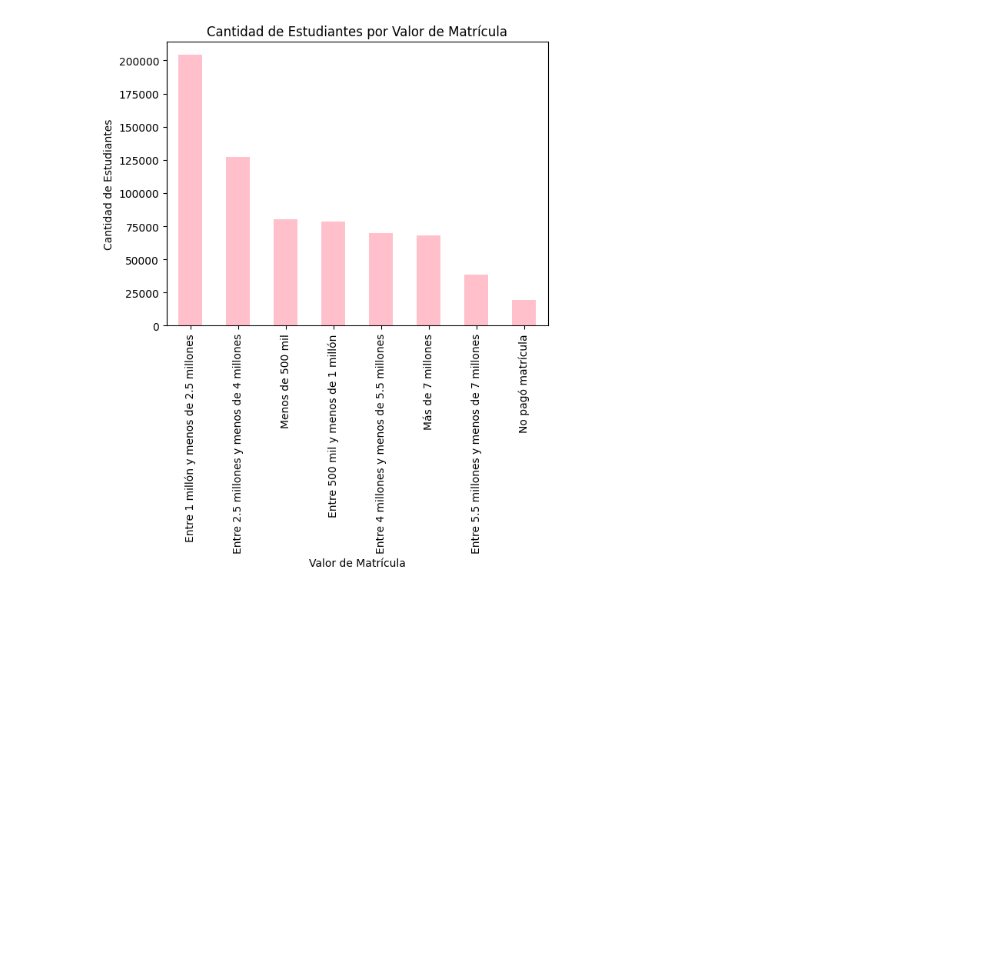
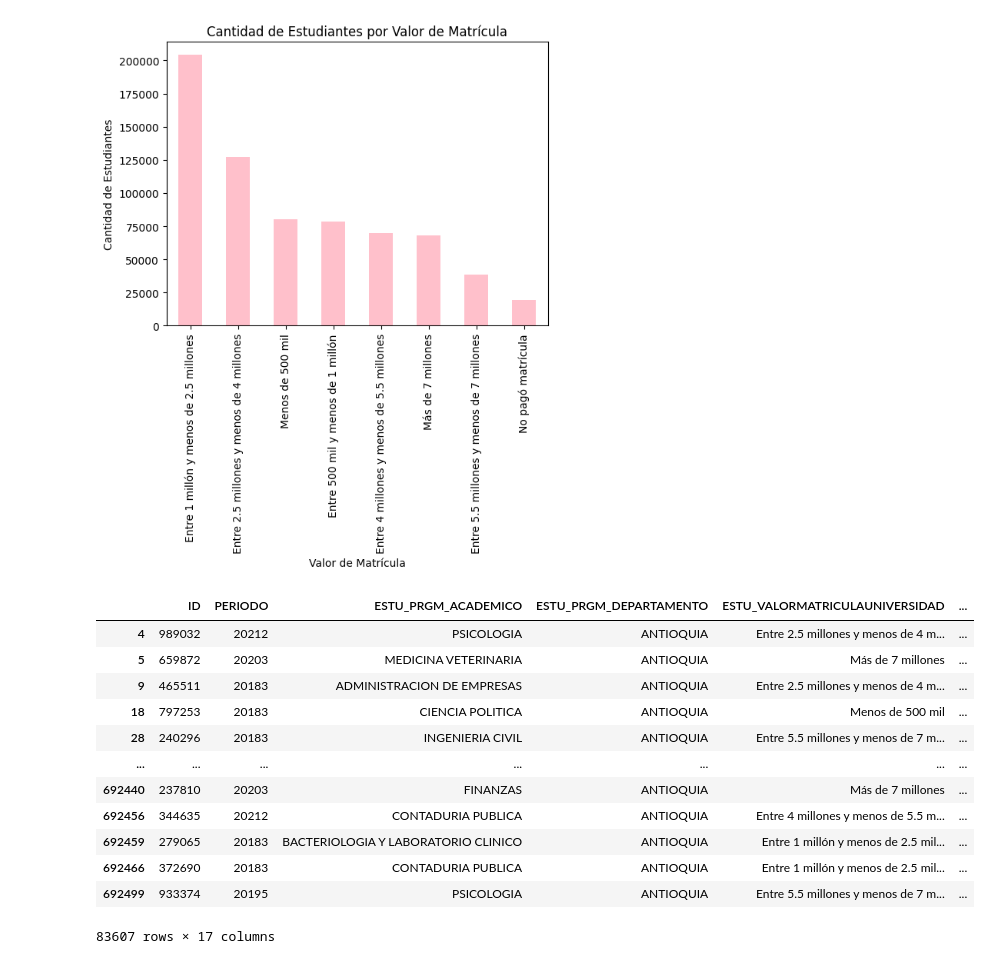
Before and after one commit to PaulinaG27/Proyecto-IA, a Jupyter notebook: 01-exploración.ipynb, the cells around one changed output. Drawn from its saved outputs; the diff is of its cells as text; code cells hidden in the pictures; blank space fills up the shorter version.

```diff
--- a/01-exploración.ipynb
+++ b/01-exploración.ipynb
@@ -85,3 +108,21 @@ plt.xticks(rotation=90)
 plt.show()
 # %% [output]
 [figure]
+# %%
+#Filtre solo los resultados de los estudiantes que residen en el departamento de ANTIOQUIA
+antioquia_z = z[z['ESTU_PRGM_DEPARTAMENTO'] == 'ANTIOQUIA']
+antioquia_z
+# %% [output]
+|  | ID | PERIODO | ESTU_PRGM_ACADEMICO | ESTU_PRGM_DEPARTAMENTO | ESTU_VALORMATRICULAUNIVERSIDAD | ... |
+| 4 | 989032 | 20212 | PSICOLOGIA | ANTIOQUIA | Entre 2.5 millones y menos de 4 m... | ... |
+| 5 | 659872 | 20203 | MEDICINA VETERINARIA | ANTIOQUIA | Más de 7 millones | ... |
+| 9 | 465511 | 20183 | ADMINISTRACION DE EMPRESAS | ANTIOQUIA | Entre 2.5 millones y menos de 4 m... | ... |
+| 18 | 797253 | 20183 | CIENCIA POLITICA | ANTIOQUIA | Menos de 500 mil | ... |
+| 28 | 240296 | 20183 | INGENIERIA CIVIL | ANTIOQUIA | Entre 5.5 millones y menos de 7 m... | ... |
+| ... | ... | ... | ... | ... | ... | ... |
+| 692440 | 237810 | 20203 | FINANZAS | ANTIOQUIA | Más de 7 millones | ... |
+| 692456 | 344635 | 20212 | CONTADURIA PUBLICA | ANTIOQUIA | Entre 4 millones y menos de 5.5 m... | ... |
+| 692459 | 279065 | 20183 | BACTERIOLOGIA Y LABORATORIO CLINICO | ANTIOQUIA | Entre 1 millón y menos de 2.5 mil... | ... |
+| 692466 | 372690 | 20183 | CONTADURIA PUBLICA | ANTIOQUIA | Entre 1 millón y menos de 2.5 mil... | ... |
+| 692499 | 933374 | 20195 | PSICOLOGIA | ANTIOQUIA | Entre 5.5 millones y menos de 7 m... | ... |
+83607 rows × 17 columns
```
Also changed, not shown: parts of 7 cells of this notebook.
